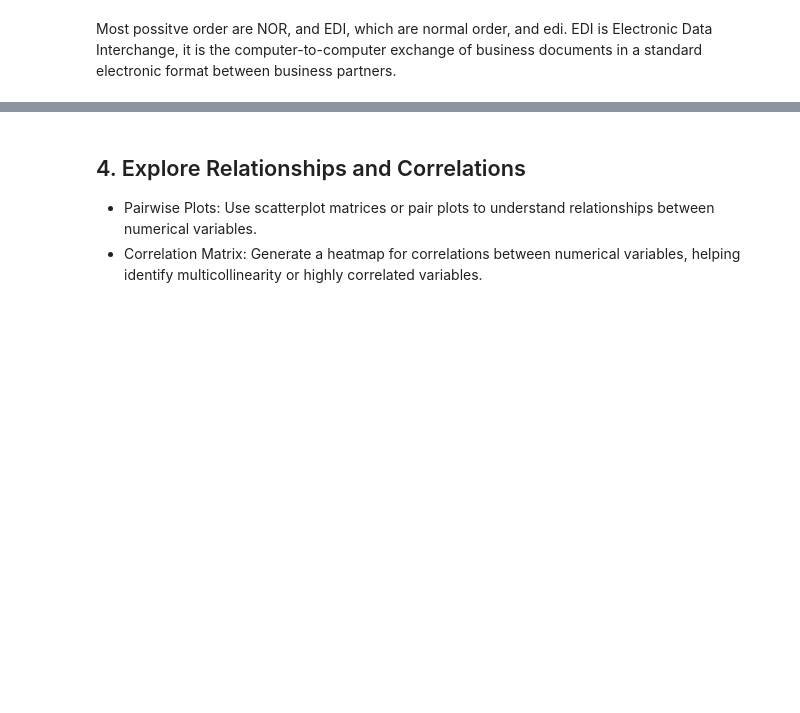
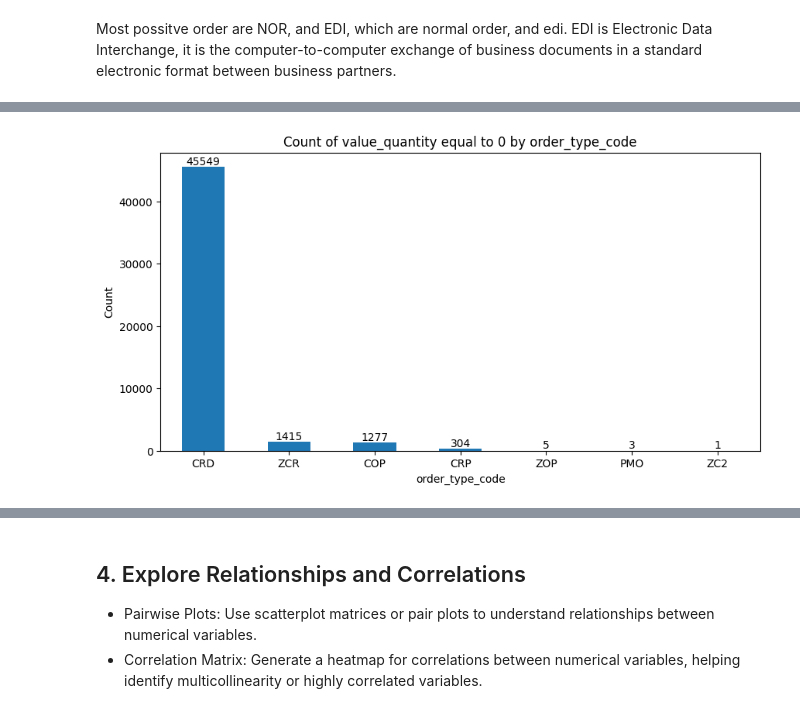
Before and after one commit to C4PT41N4545/BUSA8000-LuminaTech_Analytics_Project, a Jupyter notebook: notebooks/exploratory_analysis.ipynb, the cells around one changed output, grey strips where cells are left out. Saved outputs shown, nothing was run; the diff lists cells and outputs as text; code cells hidden in the pictures; blank space fills up the shorter version.

```diff
--- a/notebooks/exploratory_analysis.ipynb
+++ b/notebooks/exploratory_analysis.ipynb
@@ -366,0 +426,5 @@ Most possitve order are NOR, and EDI, which are normal order, and edi. EDI is El
+# %%
+#inspect value_quantity equal to 0
+value_quantity0 = df[df['value_quantity'] == 0][['item_code', 'value_sales', 'value_cost', 'value_quantity', 'value_price_adjustment', 'order_type_code']]
+print(f"count of value_quantity equal to 0: {value_quantity0.shape[0]}")
+value_quantity0.head()
@@ -366,0 +439,9 @@ Most possitve order are NOR, and EDI, which are normal order, and edi. EDI is El
+# %%
+value_quantity0['order_type_code'].value_counts().plot(kind='bar', figsize=(10, 5))
+for i, v in enumerate(value_quantity0['order_type_code'].value_counts()):
+    plt.text(i, v, str(v), ha='center', va='bottom')
+plt.title("Count of value_quantity equal to 0 by order_type_code")
+plt.ylabel("Count")
+plt.xticks(rotation=0);
+# %% [output]
+[figure, added]
```
Also changed, not shown: parts of 21 cells of this notebook.
